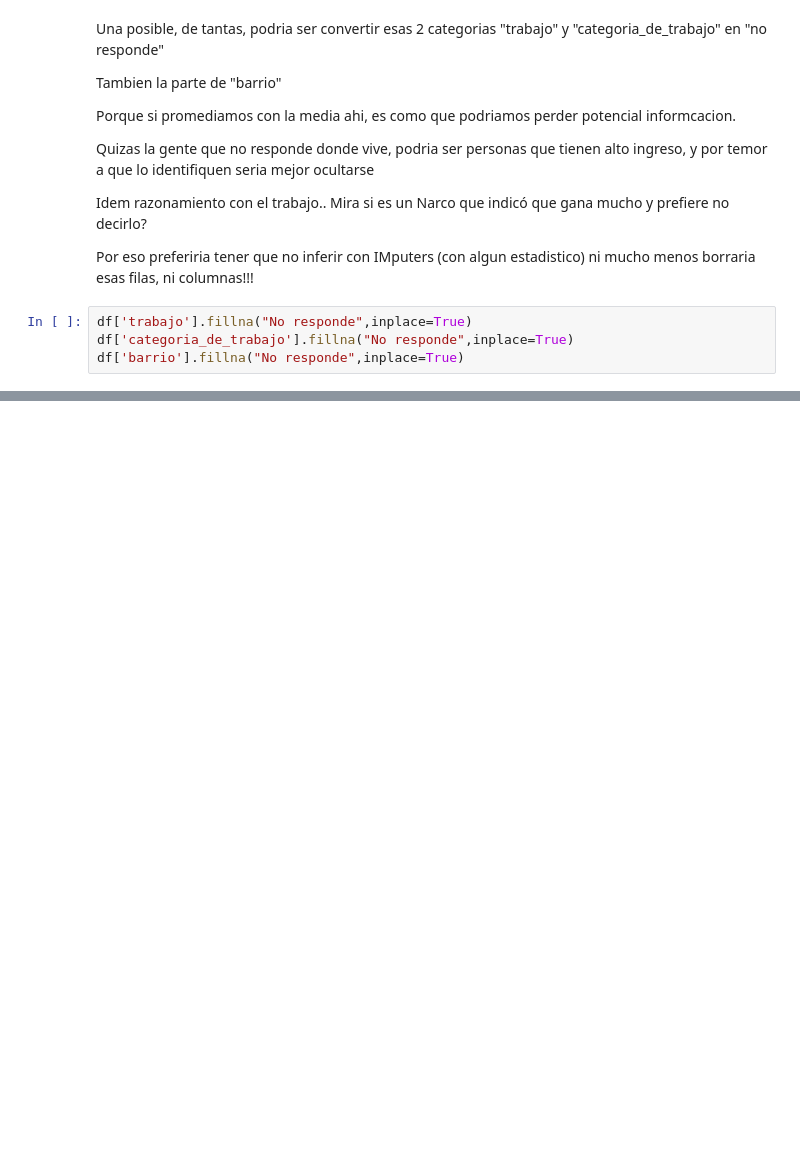
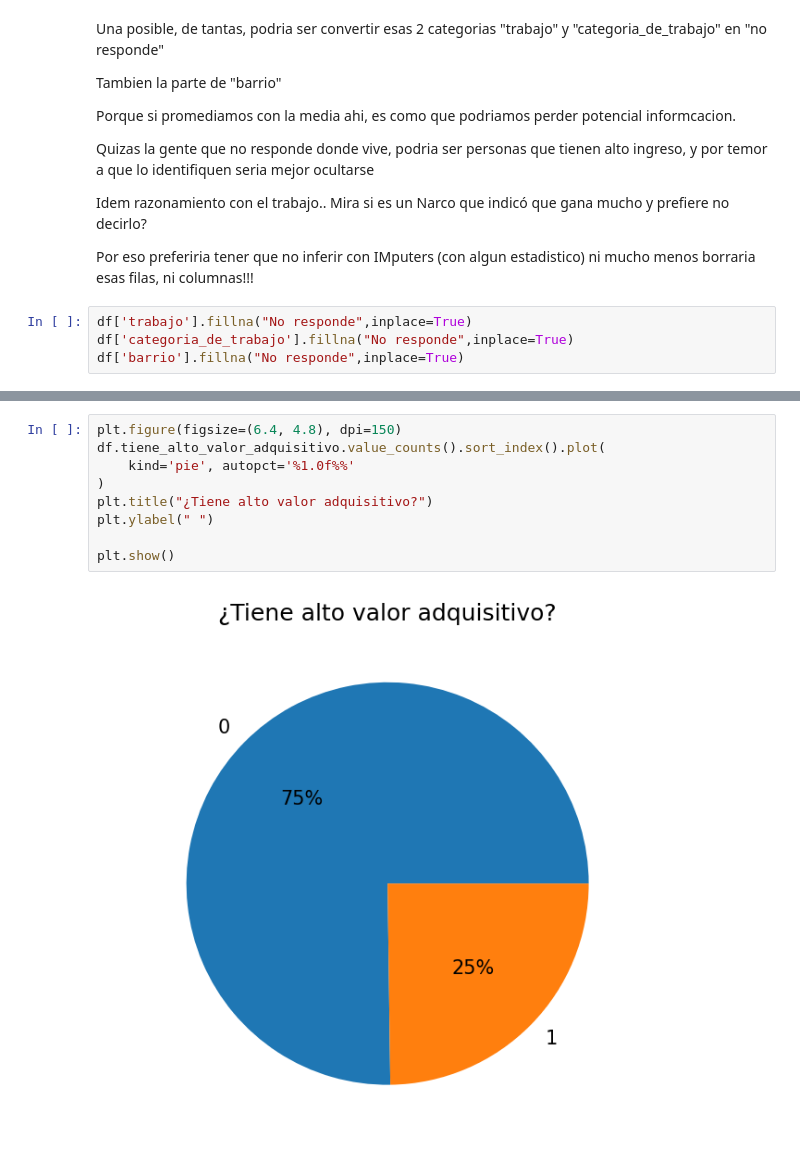
Before and after one commit to fjpacheco/machine-learning, a Jupyter notebook: version_1_playing.ipynb, the cells around one changed output, grey strips where cells are left out. Saved outputs shown, nothing was run; the diff lists cells and outputs as text; blank space fills up the shorter version.

```diff
--- a/version_1_playing.ipynb
+++ b/version_1_playing.ipynb
@@ -566,0 +751,11 @@ memory usage: 2.2+ MB
+# %%
+plt.figure(figsize=(6.4, 4.8), dpi=150)
+df.tiene_alto_valor_adquisitivo.value_counts().sort_index().plot(
+    kind='pie', autopct='%1.0f%%'
+)
+plt.title("¿Tiene alto valor adquisitivo?")
+plt.ylabel(" ")
+
+plt.show()
+# %% [output]
+[figure, added]
```
Also changed, not shown: parts of 79 cells of this notebook, 1 other file.
